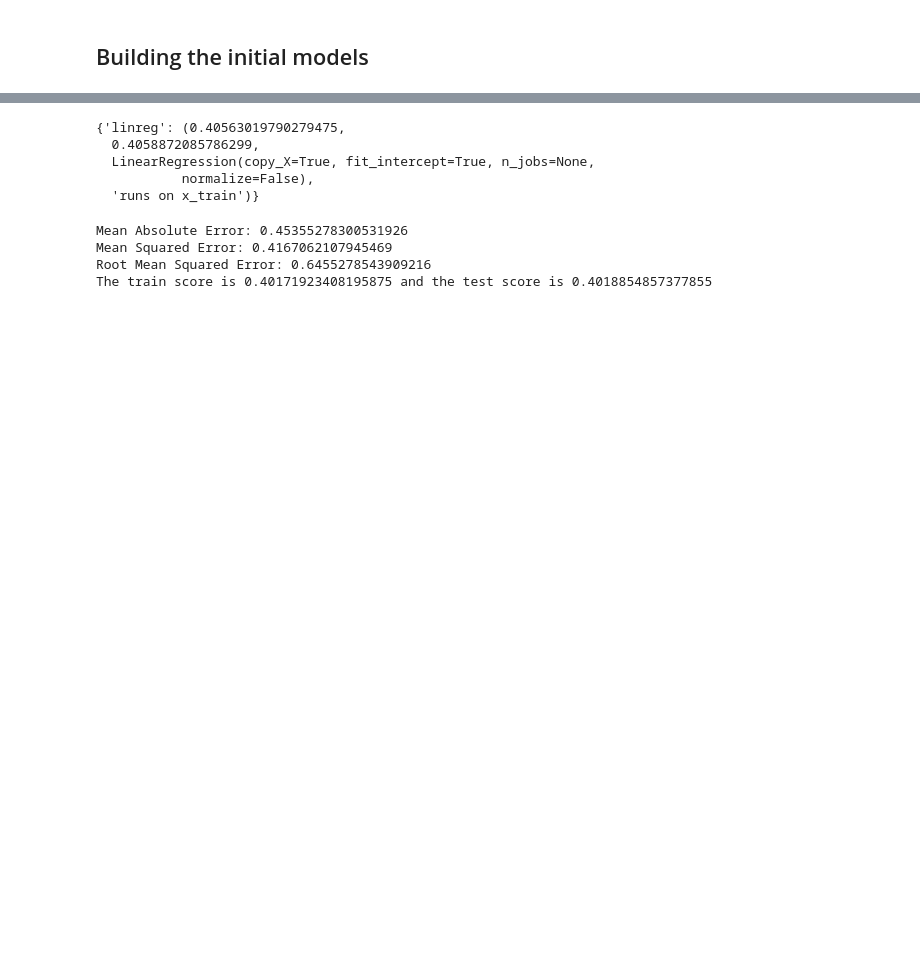
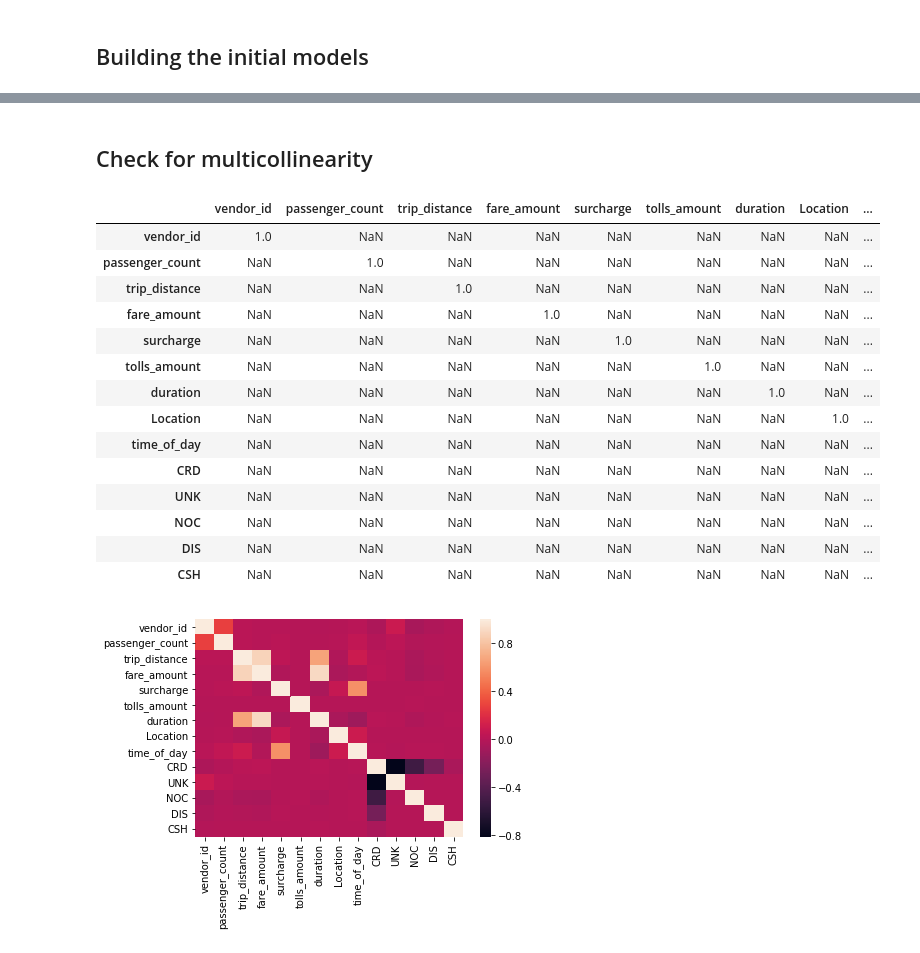
Before and after one commit to MIE368-Team-8/Data-Cleaning, a Jupyter notebook: MODELINGUsingTipBinned.ipynb, the cells around one changed output, grey strips where cells are left out. Saved outputs shown, nothing was run; the diff lists cells and outputs as text; code cells hidden in the pictures; blank space fills up the shorter version.

```diff
--- a/MODELINGUsingTipBinned.ipynb
+++ b/MODELINGUsingTipBinned.ipynb
@@ -52,3 +57,3 @@ Name: tip_amount, dtype: float64
 # %%
 x_train, x_test, y_train, y_test = train_test_split(data.drop(columns=['tip_amount','pickup_longitude', 'pickup_latitude',
-       'dropoff_longitude', 'dropoff_latitude','pickup_datetime','dropoff_datetime','total_amount','mta_tax']), data['tip_amount'], test_size=0.30, random_state=1)
+       'dropoff_longitude', 'dropoff_latitude','pickup_datetime','dropoff_datetime','total_amount','mta_tax','tip_percent','tip_amount_binned']), data['tip_amount_binned'], test_size=0.30, random_state=1)
@@ -108,34 +93 @@ Intercept         -0.073568
 dtype: float64
-# %%
-# We also save the model results
-all_models = {}
-all_models['linreg'] = (train_score, test_score, linreg, 'runs on x_train')
-all_models
-# %% [output]
-{'linreg': (0.40563019790279475,
-  0.4058872085786299,
-  LinearRegression(copy_X=True, fit_intercept=True, n_jobs=None,
-           normalize=False),
-  'runs on x_train')}
-# %%
-from sklearn import metrics
-
-cart_model = DecisionTreeRegressor(max_depth=5, random_state=1)
-cart_model.fit(x_train, y_train)
-y_pred= cart_model.predict(x_test)
-
-train_score = cart_model.score(x_train, y_train)
-test_score = cart_model.score(x_test, y_test)
-
-#y_pred= cart_model.predict(x_test)
-
-#print('On the validation set, the precision is {} and recall is {}'.format(pre, rec))
-print('Mean Absolute Error:', metrics.mean_absolute_error(y_test, y_pred))
-print('Mean Squared Error:', metrics.mean_squared_error(y_test, y_pred))
-print('Root Mean Squared Error:', np.sqrt(metrics.mean_squared_error(y_test, y_pred)))
-print('The train score is {} and the test score is {}'.format(train_score, test_score))
-# %% [output]
-Mean Absolute Error: 0.45355278300531926
-Mean Squared Error: 0.4167062107945469
-Root Mean Squared Error: 0.6455278543909216
-The train score is 0.40171923408195875 and the test score is 0.4018854857377855
@@ -148,0 +94,22 @@ all_models['cart_model'] = (train_score, test_score, cart_model, 'runs on x_trai
+# %% [markdown]
+## Check for multicollinearity
+# %%
+sns.heatmap(x_train.corr())
+x_train.corr()[x_train.corr().abs() > 0.99]
+# %% [output]
+|  | vendor_id | passenger_count | trip_distance | fare_amount | surcharge | tolls_amount | duration | Location | ... |
+| vendor_id | 1.0 | NaN | NaN | NaN | NaN | NaN | NaN | NaN | ... |
+| passenger_count | NaN | 1.0 | NaN | NaN | NaN | NaN | NaN | NaN | ... |
+| trip_distance | NaN | NaN | 1.0 | NaN | NaN | NaN | NaN | NaN | ... |
+| fare_amount | NaN | NaN | NaN | 1.0 | NaN | NaN | NaN | NaN | ... |
+| surcharge | NaN | NaN | NaN | NaN | 1.0 | NaN | NaN | NaN | ... |
+| tolls_amount | NaN | NaN | NaN | NaN | NaN | 1.0 | NaN | NaN | ... |
+| duration | NaN | NaN | NaN | NaN | NaN | NaN | 1.0 | NaN | ... |
+| Location | NaN | NaN | NaN | NaN | NaN | NaN | NaN | 1.0 | ... |
+| time_of_day | NaN | NaN | NaN | NaN | NaN | NaN | NaN | NaN | ... |
+| CRD | NaN | NaN | NaN | NaN | NaN | NaN | NaN | NaN | ... |
+| UNK | NaN | NaN | NaN | NaN | NaN | NaN | NaN | NaN | ... |
+| NOC | NaN | NaN | NaN | NaN | NaN | NaN | NaN | NaN | ... |
+| DIS | NaN | NaN | NaN | NaN | NaN | NaN | NaN | NaN | ... |
+| CSH | NaN | NaN | NaN | NaN | NaN | NaN | NaN | NaN | ... |
+[figure, added]
```
Also changed, not shown: parts of 52 cells of this notebook, 1 other file.
